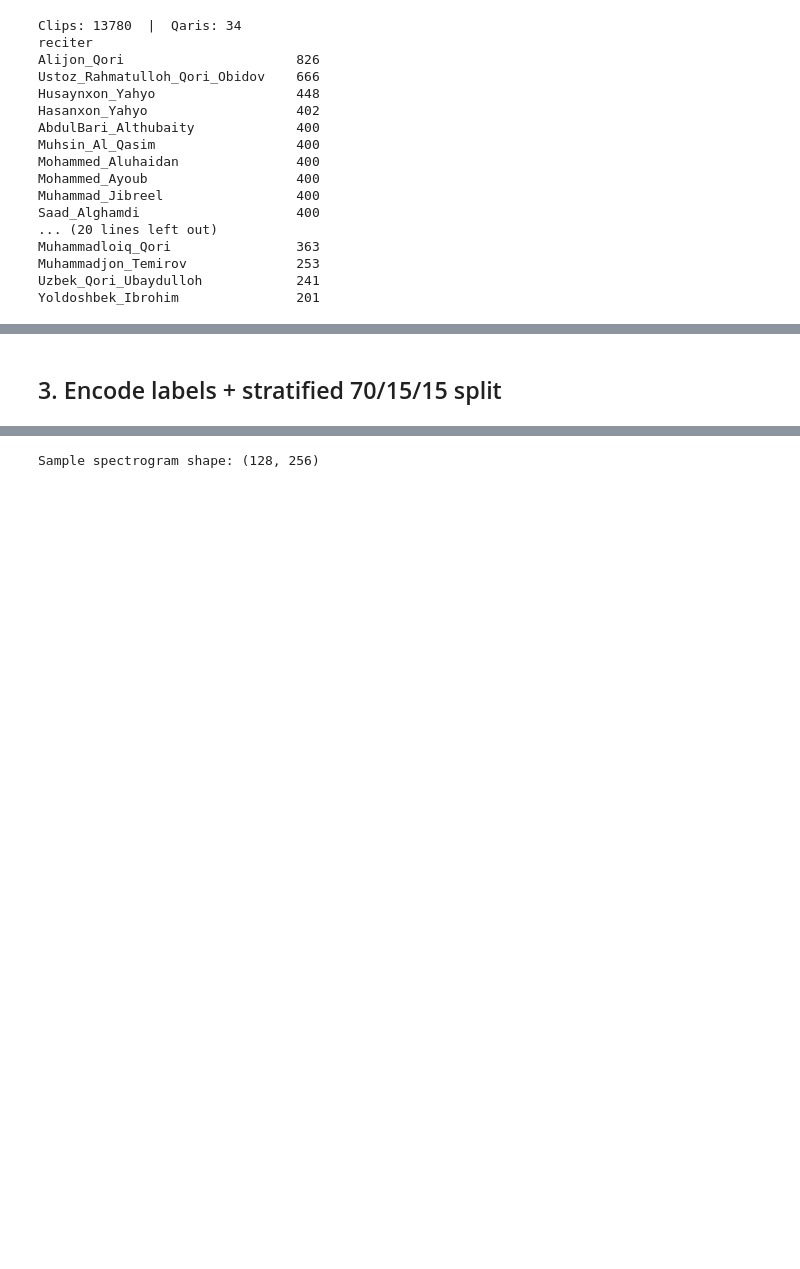
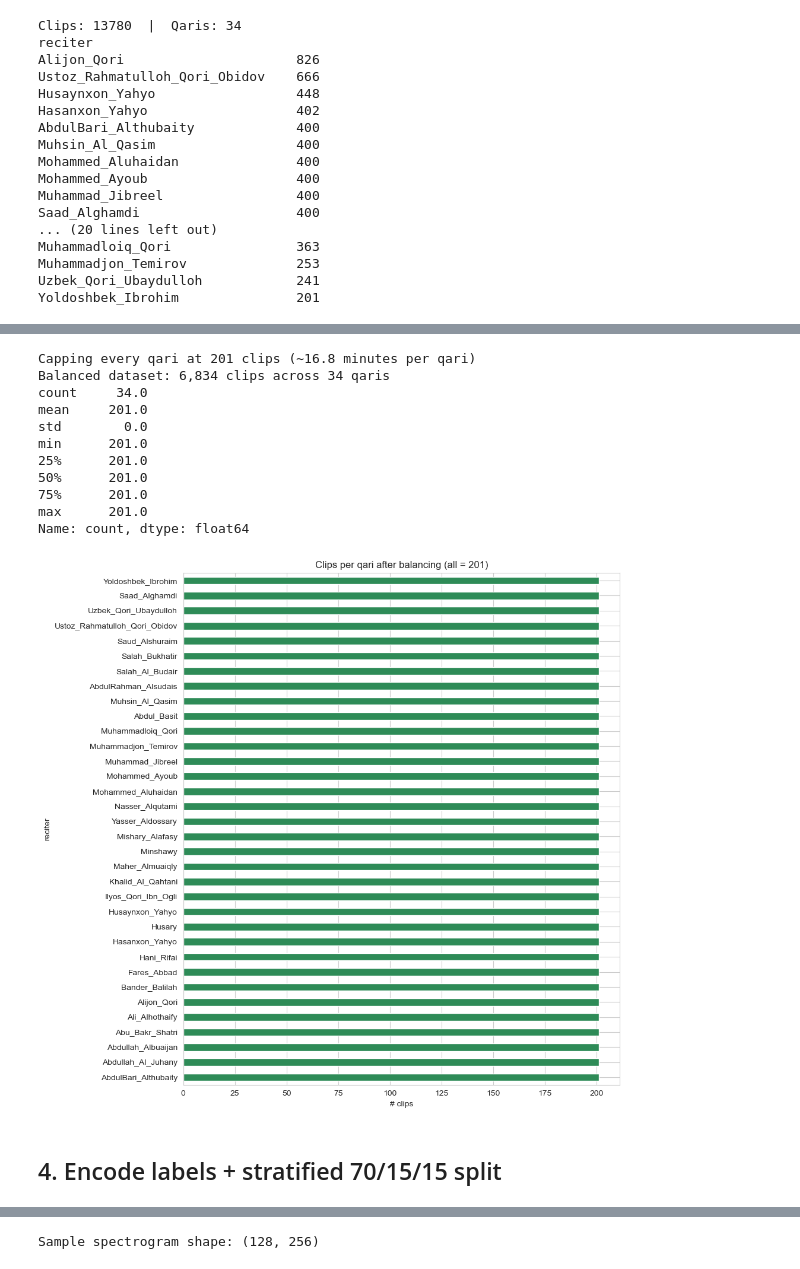
Before and after one commit to kruzimatov/quran-recitation-recognizer, a Jupyter notebook: quran_qari_cnn_executed.ipynb, the cells around one changed output, grey strips where cells are left out. Saved outputs shown, nothing was run; the diff lists cells and outputs as text; code cells hidden in the pictures; blank space fills up the shorter version.

```diff
--- a/quran_qari_cnn_executed.ipynb
+++ b/quran_qari_cnn_executed.ipynb
@@ -99,5 +168,36 @@ Yoldoshbek_Ibrohim               201
+# %%
+CAP = inv['reciter'].value_counts().min()
+print(f'Capping every qari at {CAP} clips (~{CAP*5/60:.1f} minutes per qari)')
+
+inv = (
+    inv.groupby('reciter', group_keys=False)
+       .apply(lambda g: g.sample(n=CAP, random_state=RANDOM_STATE))
+       .reset_index(drop=True)
+)
+print(f'Balanced dataset: {len(inv):,} clips across {inv["reciter"].nunique()} qaris')
+print(inv['reciter'].value_counts().describe().round(1))
+
+plt.figure(figsize=(10, max(5, inv['reciter'].nunique() * 0.28)))
+inv['reciter'].value_counts().sort_values(ascending=True).plot(kind='barh', color='#2E8B57')
+plt.title(f'Clips per qari after balancing (all = {CAP})')
+plt.xlabel('# clips')
+plt.tight_layout()
+plt.show()
+# %% [output]
+Capping every qari at 201 clips (~16.8 minutes per qari)
+Balanced dataset: 6,834 clips across 34 qaris
+count     34.0
+mean     201.0
+std        0.0
+min      201.0
+25%      201.0
+50%      201.0
+75%      201.0
+max      201.0
+Name: count, dtype: float64
+[figure, added]
 # %% [markdown]
-## 3. Encode labels + stratified 70/15/15 split
+## 4. Encode labels + stratified 70/15/15 split
 # %%
 le = LabelEncoder()
 inv['label'] = le.fit_transform(inv['reciter'])
```
Also changed, not shown: parts of 21 cells of this notebook, 3 other files.
